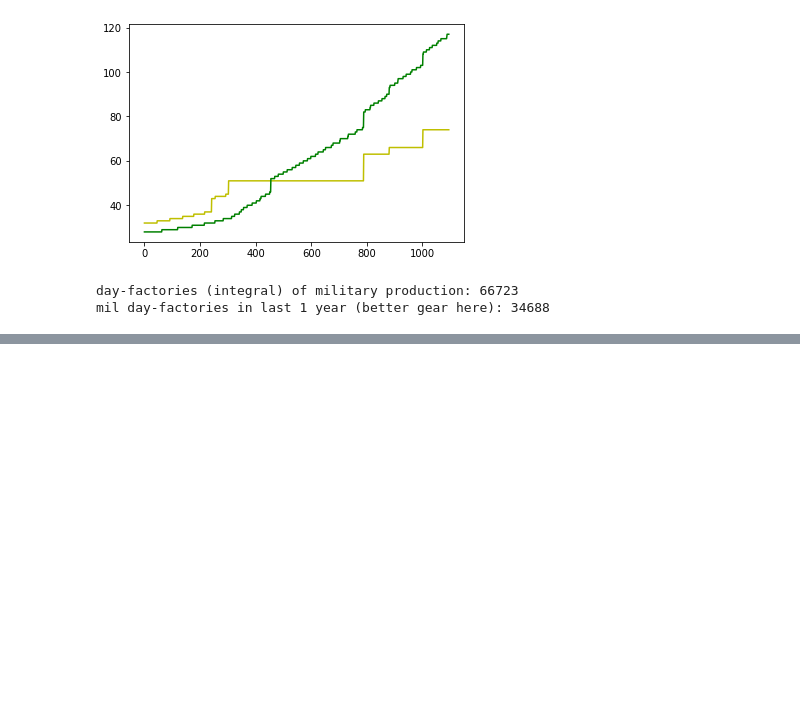
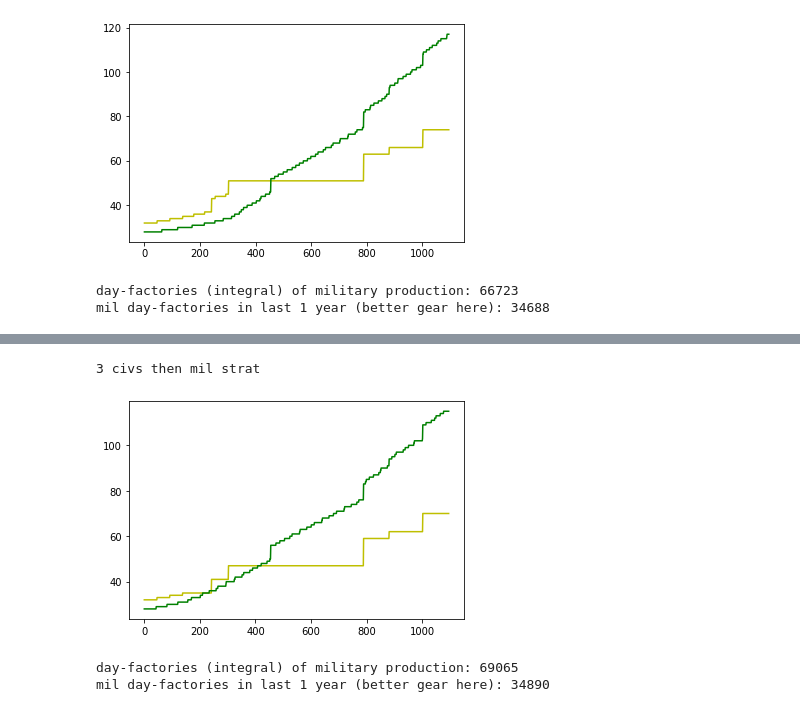
Before and after one commit to tye-shutty/hoi4_civ_calculator, a Jupyter notebook: calc driver.ipynb, the cells around one changed output, grey strips where cells are left out. Cells and saved outputs as stored; diff of their text form; code cells hidden in the pictures; blank space fills up the shorter version.

```diff
--- a/calc driver.ipynb
+++ b/calc driver.ipynb
@@ -230,0 +265,15 @@ mil day-factories in last 1 year (better gear here): 34688
+# %%
+import matplotlib.pyplot as plt
+y9 = [x['civ'] for x in calc.daily_reports]
+y10 = [x['mil'] for x in calc.daily_reports]
+plt.plot(range(len(calc.daily_reports)),y9, 'y-')
+plt.plot(range(len(calc.daily_reports)),y10, 'g-')
+print('3 civs then mil strat')
+plt.show()
+print('day-factories (integral) of military production:', sum(y10))
+print('mil day-factories in last 1 year (better gear here):', sum(y10[365*2:]))
+# %% [output]
+3 civs then mil strat
+[figure, added]
+day-factories (integral) of military production: 69065
+mil day-factories in last 1 year (better gear here): 34890
```
Also changed, not shown: parts of 8 cells of this notebook, 1 other file.
